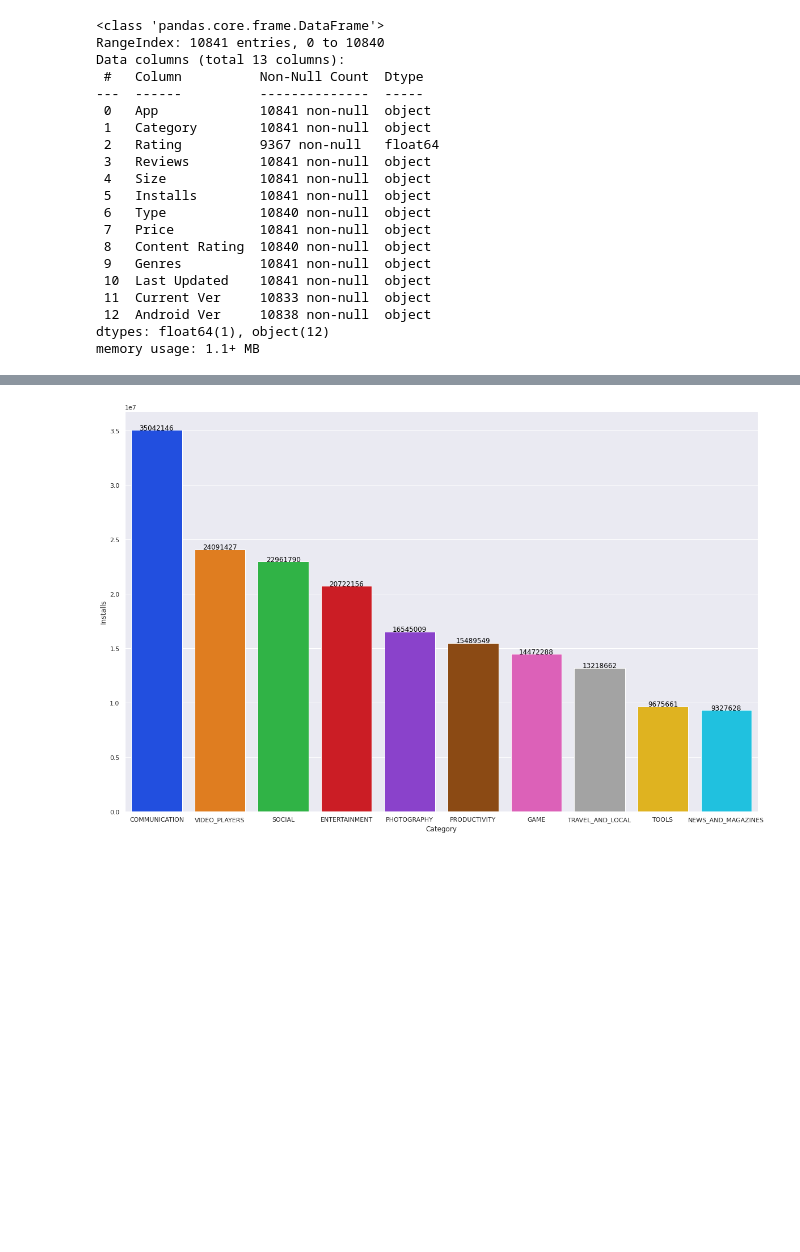
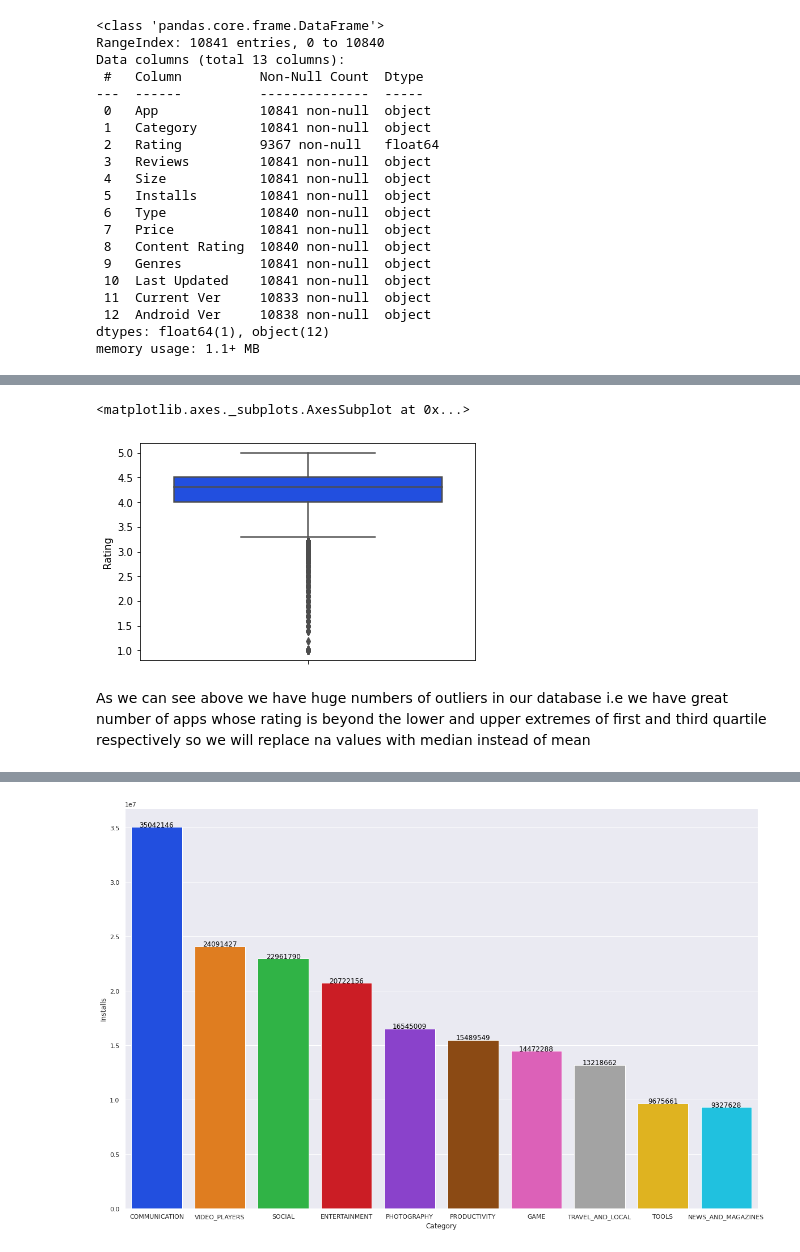
Before and after one commit to Yash1289/play_store_data_Eda, a Jupyter notebook: Play_Store_App_Review_Analysis_Capstone_Project.ipynb, the cells around one changed output, grey strips where cells are left out. Drawn from its saved outputs; the diff is of its cells as text; code cells hidden in the pictures; blank space fills up the shorter version.

```diff
--- a/Play_Store_App_Review_Analysis_Capstone_Project.ipynb
+++ b/Play_Store_App_Review_Analysis_Capstone_Project.ipynb
@@ -68,0 +99,4 @@ arbitary_ratings
+# %%
+#Dropping out the duplicate observations having the same app name
+
+play_store_df.drop_duplicates(subset ="App" , keep="first",inplace=True ,ignore_index=True)
@@ -69,5 +122,5 @@ arbitary_ratings
 # %%
-index = play_store_df["Rating"].argmax()
-play_store_df.iloc[index , 1: ] = play_store_df.iloc[index , 1: ].shift()
-play_store_df.loc[index ,"Rating"] = float(play_store_df.loc[index ,"Rating"])
-play_store_df.loc[index ,"Reviews"] = float(play_store_df.loc[index ,"Reviews"])
+#Changing the data type of Rating and Review column from String to float
+
+play_store_df.loc[index , "Rating"] = float(play_store_df.loc[index ,"Rating"])
+play_store_df.loc[index ,"Reviews"] = int(play_store_df.loc[index ,"Reviews"])
@@ -74 +171,8 @@ play_store_df.loc[index ,"Reviews"] = float(play_store_df.loc[index ,"Reviews"])
+# %%
+sns.boxplot( y = "Rating" , data=play_store_df , palette="bright")
+# %% [output]
+<matplotlib.axes._subplots.AxesSubplot at 0x...>
+[figure, added]
+# %% [markdown]
+As we can see above we have huge numbers of outliers in our database i.e we have great number of apps whose rating is beyond the lower and upper extremes of first and third quartile respectively so we will replace na values with median instead of mean
 # %%
```
Also changed, not shown: parts of 47 cells of this notebook.
